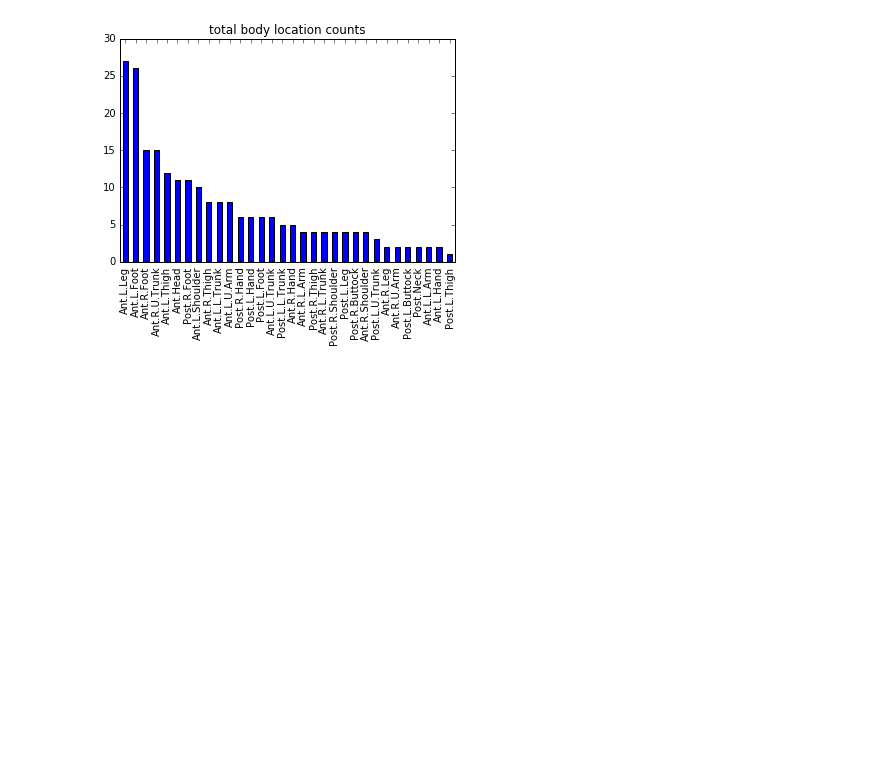
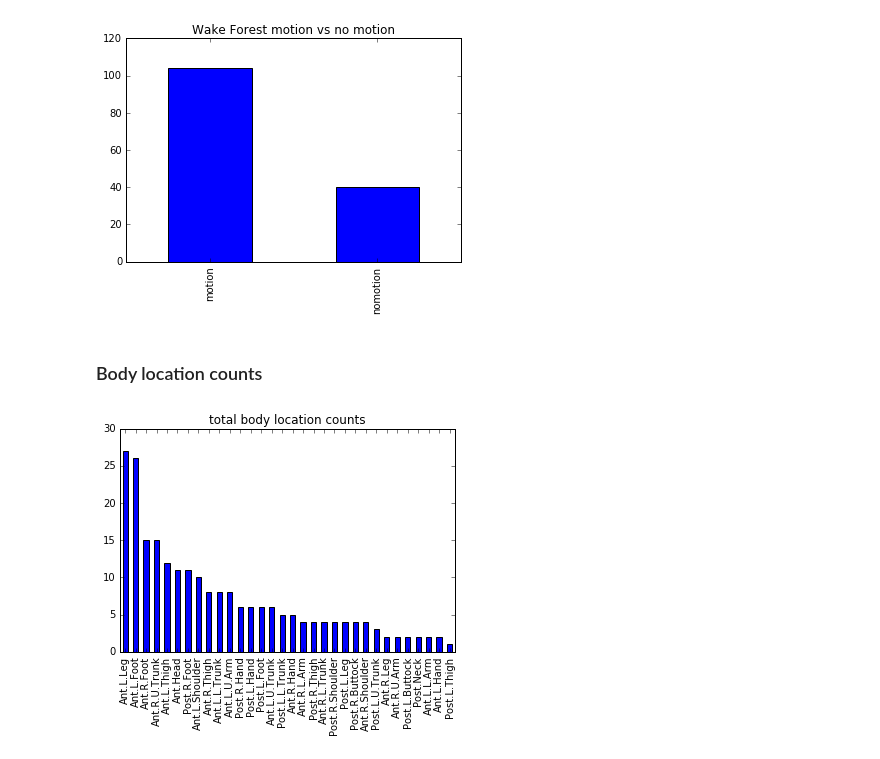
Before and after one commit to sinoecho/SMD, a Jupyter notebook: motion_detect/motionVSbodyloc.ipynb, the cells around one changed output. Cells and saved outputs as stored; diff of their text form; code cells hidden in the pictures; blank space fills up the shorter version.

```diff
--- a/motion_detect/motionVSbodyloc.ipynb
+++ b/motion_detect/motionVSbodyloc.ipynb
@@ -26,3 +62,14 @@ mt['class']=mt['class'].astype('category')
+# %%
+Wm = ["motion" for x in range(WmN)]
+Wnm = ["nomotion" for x in range(WnmN)]
+W=pd.concat([pd.DataFrame(Wm),pd.DataFrame(Wnm)],ignore_index = True)
+W=W[0].astype('category')
+_=W.value_counts().plot(kind='bar')
+_=plt.title('Wake Forest motion vs no motion')
+# %% [output]
+[figure, added]
+# %% [markdown]
+### Body location counts
 # %%
 _=mt['bl'].value_counts().plot(kind='bar')
 _=plt.title('total body location counts')
```
Also changed, not shown: parts of 14 cells of this notebook, 1 other file.
